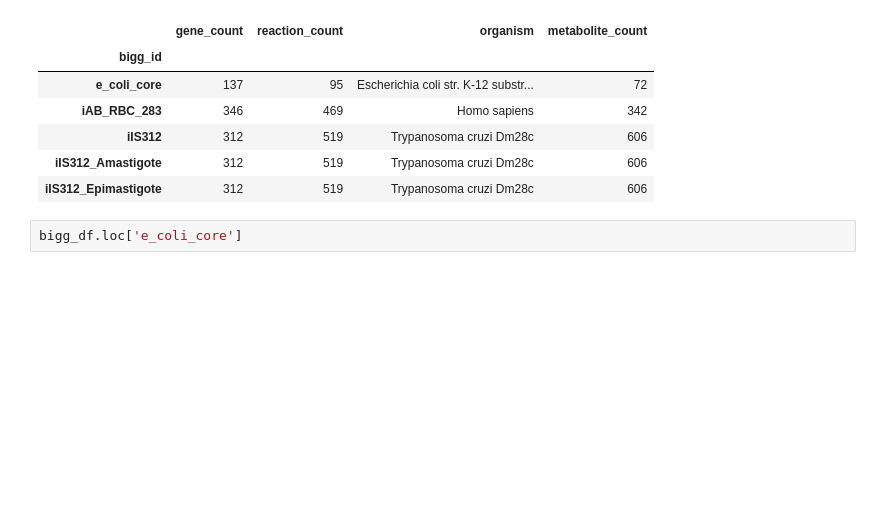
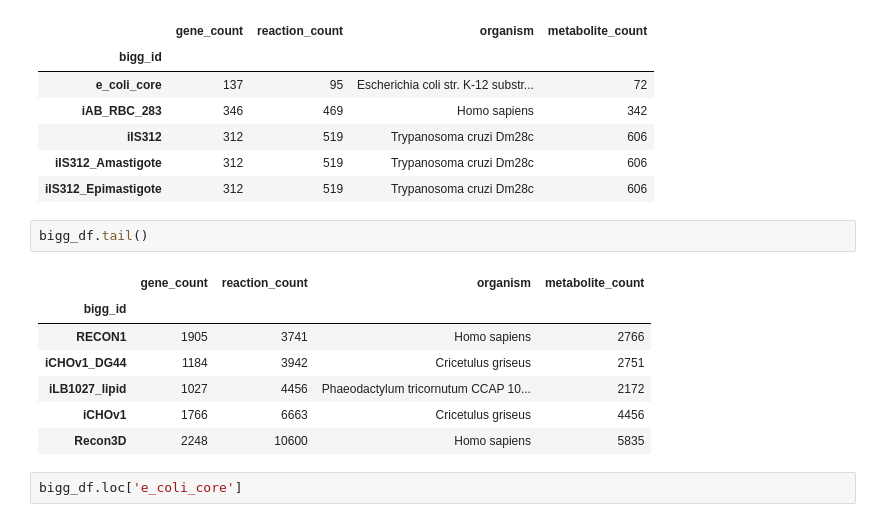
Before and after one commit to ModelEngineering/SBMLLint, a Jupyter notebook: notebook/analyze_bigg.ipynb, the cells around one changed output. Saved outputs shown, nothing was run; the diff lists cells and outputs as text; blank space fills up the shorter version.

```diff
--- a/notebook/analyze_bigg.ipynb
+++ b/notebook/analyze_bigg.ipynb
@@ -78,6 +79,16 @@ bigg_df.head()
 | iIS312 | 312 | 519 | Trypanosoma cruzi Dm28c | 606 |
 | iIS312_Amastigote | 312 | 519 | Trypanosoma cruzi Dm28c | 606 |
 | iIS312_Epimastigote | 312 | 519 | Trypanosoma cruzi Dm28c | 606 |
+# %%
+bigg_df.tail()
+# %% [output]
+|  | gene_count | reaction_count | organism | metabolite_count |
+| bigg_id |  |  |  |  |
+| RECON1 | 1905 | 3741 | Homo sapiens | 2766 |
+| iCHOv1_DG44 | 1184 | 3942 | Cricetulus griseus | 2751 |
+| iLB1027_lipid | 1027 | 4456 | Phaeodactylum tricornutum CCAP 10... | 2172 |
+| iCHOv1 | 1766 | 6663 | Cricetulus griseus | 4456 |
+| Recon3D | 2248 | 10600 | Homo sapiens | 5835 |
 # %%
 bigg_df.loc['e_coli_core']
 # %% [output]
```
Also changed, not shown: parts of 17 cells of this notebook, 6 other files.
